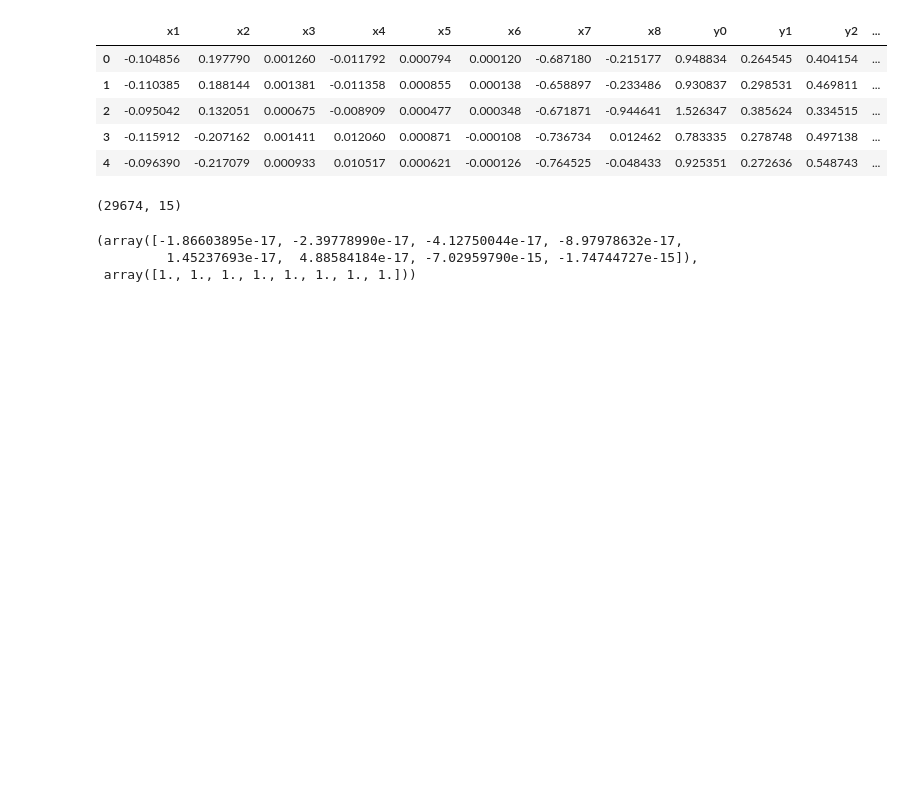
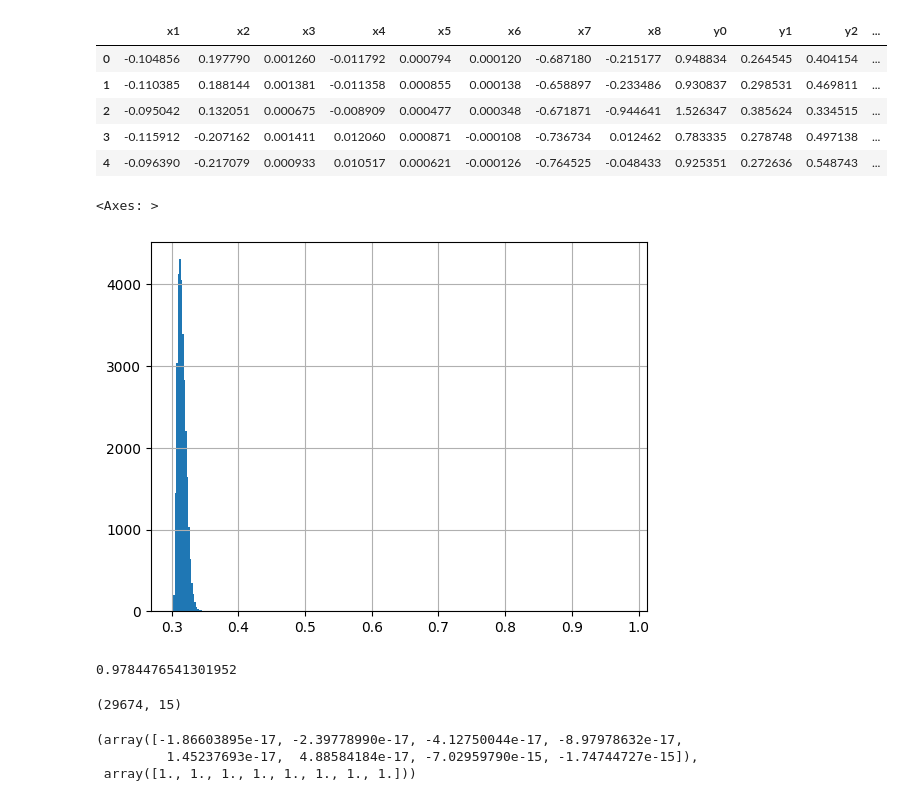
Before and after one commit to rogeriojorge/qsc-ML, a Jupyter notebook: notebooks/direct.ipynb, the cells around one changed output. Cells and saved outputs as stored; diff of their text form; code cells hidden in the pictures; blank space fills up the shorter version.

```diff
--- a/notebooks/direct.ipynb
+++ b/notebooks/direct.ipynb
@@ -29,6 +29,15 @@ df.head()
 | 2 | -0.095042 | 0.132051 | 0.000675 | -0.008909 | 0.000477 | 0.000348 | -0.671871 | -0.944641 | 1.526347 | 0.385624 | 0.334515 | ... |
 | 3 | -0.115912 | -0.207162 | 0.001411 | 0.012060 | 0.000871 | -0.000108 | -0.736734 | 0.012462 | 0.783335 | 0.278748 | 0.497138 | ... |
 | 4 | -0.096390 | -0.217079 | 0.000933 | 0.010517 | 0.000621 | -0.000126 | -0.764525 | -0.048433 | 0.925351 | 0.272636 | 0.548743 | ... |
+# %%
+df['y6'].hist(bins=300)
+# %% [output]
+<Axes: >
+[figure, added]
+# %%
+df['y6'].max()
+# %% [output]
+0.9784476541301952
 # %%
 df.shape
 # %% [output]
```
Also changed, not shown: parts of 4 cells of this notebook, 1 other file.
